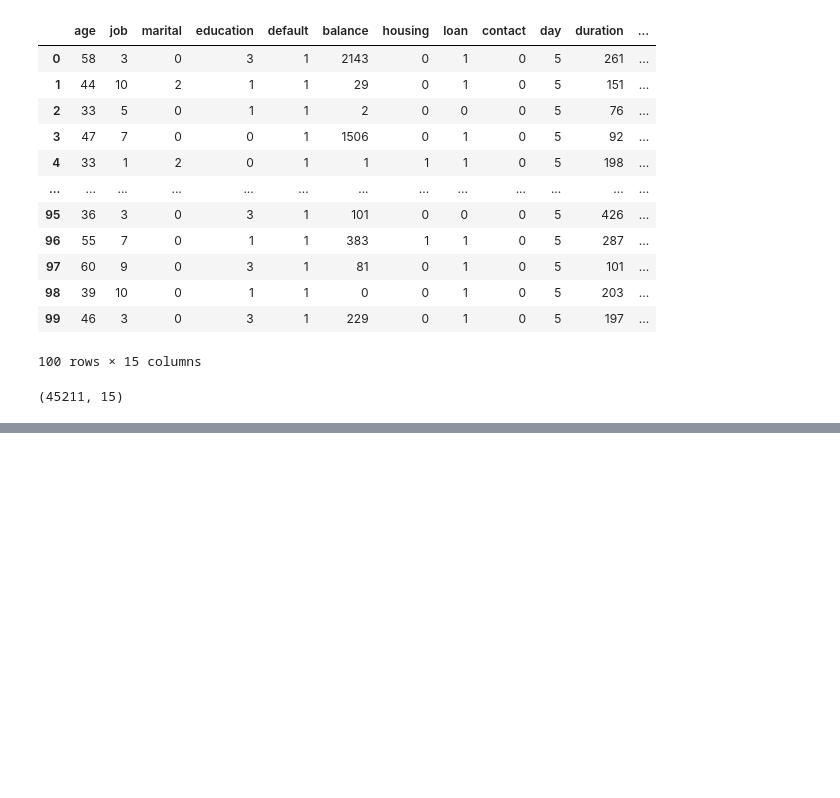
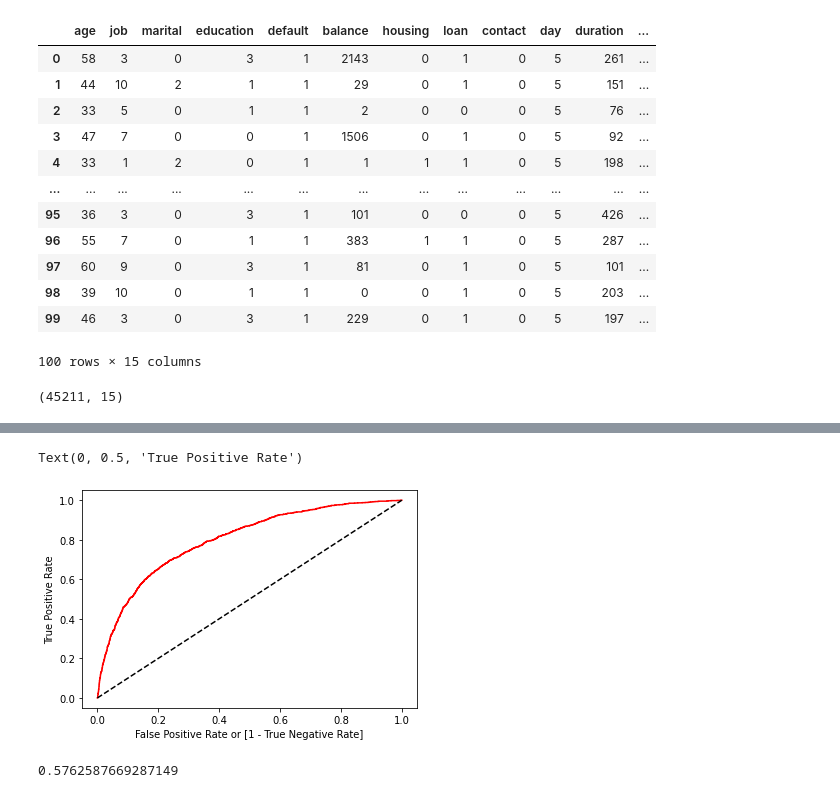
Before and after one commit to ahirrao098/Logistics_Regression, a Jupyter notebook: Logistics_regression_A_bank.ipynb, the cells around one changed output, grey strips where cells are left out. Saved outputs shown, nothing was run; the diff lists cells and outputs as text; code cells hidden in the pictures; blank space fills up the shorter version.

Commit message:
Logistics_regression_A_bank_full

```diff
--- a/Logistics_regression_A_bank.ipynb
+++ b/Logistics_regression_A_bank.ipynb
@@ -123,0 +154,7 @@ NameError: name 'df' is not defined
+# %%
+#dropping not important independent variables
+
+DF.drop(["marital"],axis=1,inplace=True)
+DF.drop(["default"],axis=1,inplace=True)
+DF.drop(["contact"],axis=1,inplace=True)
+DF.drop(["poutcome"],axis=1,inplace=True)
@@ -123,0 +170,11 @@ NameError: name 'df' is not defined
+# %%
+x=DF.iloc[:,0:9]
+# %%
+#train and test dataset
+
+from sklearn.model_selection import train_test_split
+x_train,x_test,y_train,y_test=train_test_split(x,y,test_size=0.2,random_state=40)
+# %%
+from sklearn.linear_model import LogisticRegression
+model=LogisticRegression()
+model.fit(x_train,y_train)
@@ -123,0 +217,20 @@ NameError: name 'df' is not defined
+# %%
+from sklearn.metrics import roc_curve
+from sklearn.metrics import roc_auc_score
+
+fpr, tpr, thresholds = roc_curve(y_test, model.predict_proba (x_test)[:,1])
+
+auc = roc_auc_score(y_test, model.predict(x_test))
+
+import matplotlib.pyplot as plt
+plt.plot(fpr, tpr, color='red', label='logit model ( area  = %0.2f)'%auc)
+plt.plot([0, 1], [0, 1], 'k--')
+plt.xlabel('False Positive Rate or [1 - True Negative Rate]')
+plt.ylabel('True Positive Rate')
+# %% [output]
+Text(0, 0.5, 'True Positive Rate')
+[figure, added]
+# %%
+auc
+# %% [output]
+0.5762587669287149
```
Also changed, not shown: parts of 11 cells of this notebook.
